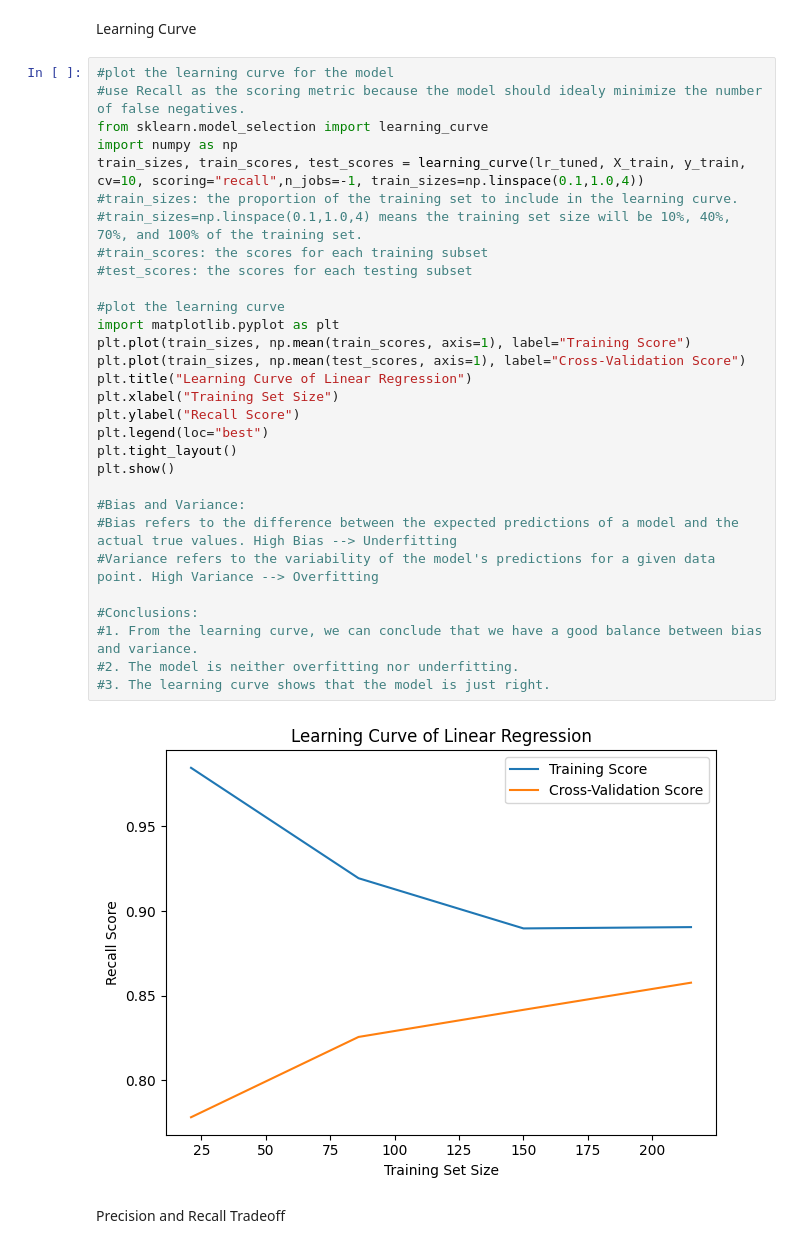
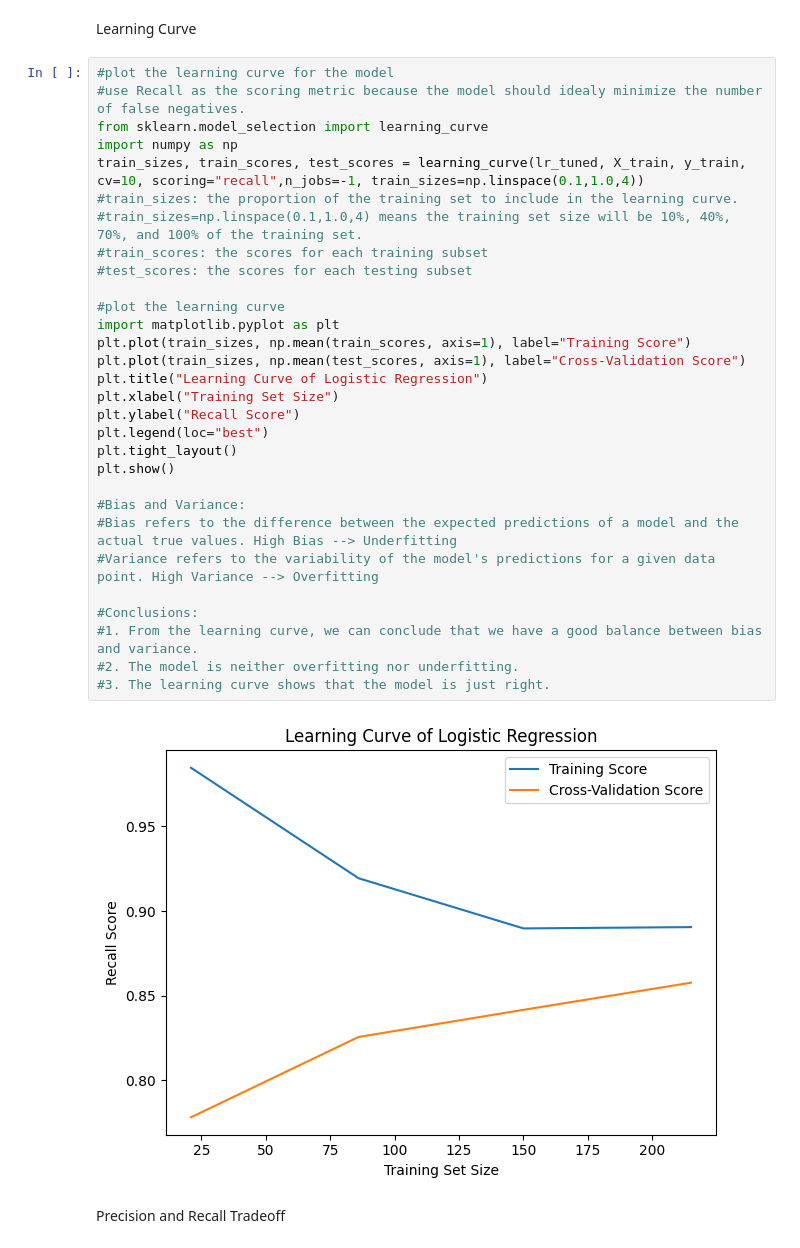
Before and after one commit to kruthi-sb/Cardiac_Events_ML, a Jupyter notebook: ML/Logistic_Regression.ipynb, the cells around one changed output. Saved outputs shown, nothing was run; the diff lists cells and outputs as text.

```diff
--- a/ML/Logistic_Regression.ipynb
+++ b/ML/Logistic_Regression.ipynb
@@ -206,35 +206,35 @@ Learning Curve
 # %%
 #plot the learning curve for the model
 #use Recall as the scoring metric because the model should idealy minimize the number of false negatives.
 from sklearn.model_selection import learning_curve
 import numpy as np
 train_sizes, train_scores, test_scores = learning_curve(lr_tuned, X_train, y_train, cv=10, scoring="recall",n_jobs=-1, train_sizes=np.linspace(0.1,1.0,4))
 #train_sizes: the proportion of the training set to include in the learning curve.
 #train_sizes=np.linspace(0.1,1.0,4) means the training set size will be 10%, 40%, 70%, and 100% of the training set.
 #train_scores: the scores for each training subset
 #test_scores: the scores for each testing subset
 
 #plot the learning curve
 import matplotlib.pyplot as plt
 plt.plot(train_sizes, np.mean(train_scores, axis=1), label="Training Score")
 plt.plot(train_sizes, np.mean(test_scores, axis=1), label="Cross-Validation Score")
-plt.title("Learning Curve of Linear Regression")
+plt.title("Learning Curve of Logistic Regression")
 plt.xlabel("Training Set Size")
 plt.ylabel("Recall Score")
 plt.legend(loc="best")
 plt.tight_layout()
 plt.show()
 
 #Bias and Variance:
 #Bias refers to the difference between the expected predictions of a model and the actual true values. High Bias --> Underfitting
 #Variance refers to the variability of the model's predictions for a given data point. High Variance --> Overfitting
 
 #Conclusions:
 #1. From the learning curve, we can conclude that we have a good balance between bias and variance.
 #2. The model is neither overfitting nor underfitting.
 #3. The learning curve shows that the model is just right.
 # %% [output]
-[figure, old version]
+[figure, new version]
 # %% [markdown]
 Precision and Recall Tradeoff
 # %%
```
Also changed, not shown: 3 other files.
